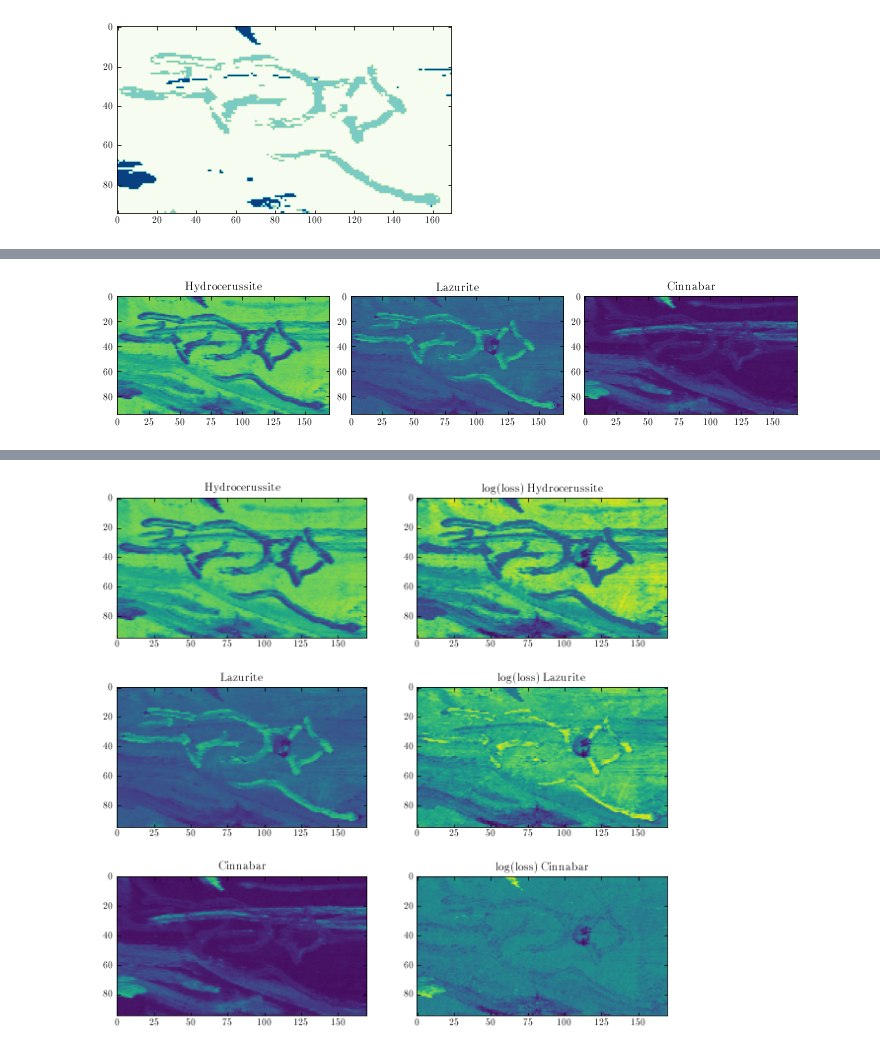
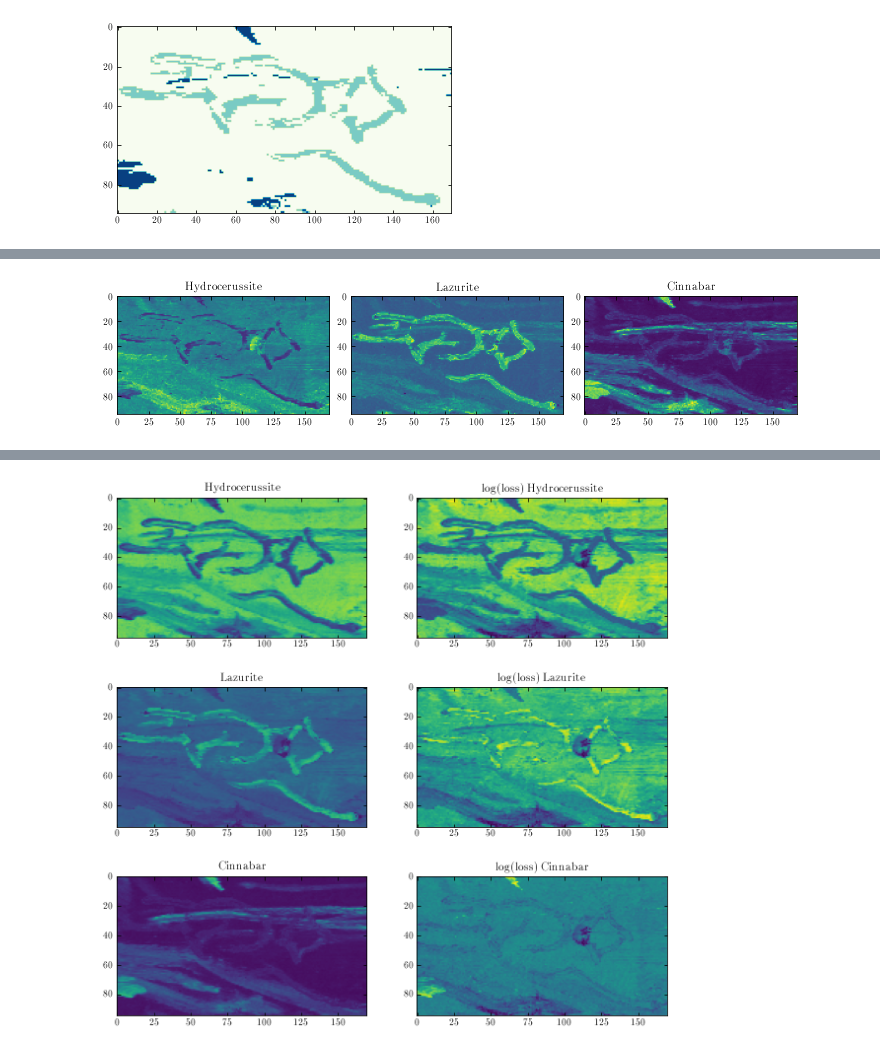
Before and after one commit to zpreisler/XRDXRFutils, a Jupyter notebook: gaussnewton.ipynb, the cells around one changed output, grey strips where cells are left out. Cells and saved outputs as stored; diff of their text form; code cells hidden in the pictures.

```diff
--- a/gaussnewton.ipynb
+++ b/gaussnewton.ipynb
@@ -53,6 +53,9 @@ class PhaseSearch(list):
 
     def area_0(self):
         return array([g.area_0() for g in self])
+
+    def overlap_0(self):
+        return array([g.overlap_0() for g in self])
 
     def overlap_area(self):
         return array([g.overlap_area() for g in self])
@@ -300,7 +304,7 @@ area_0 = area_0.reshape(95,170,-1)
 loss = loss.reshape(95,170,-1)
 ss = ss.reshape(95,170)
 # %%
-%matplotlib inline
+%matplotlib qt
 
 fig,ax = subplots(1,3,figsize=(10,3))
 fig.subplots_adjust(wspace=0.1,hspace=0.2,top=0.95,bottom=0.05,left=0.04,right=0.985)
@@ -311,6 +315,16 @@ for i,g in enumerate(r):
     ax[i].set_title(r'%s'%g.label)
 
 #savefig('doc/maps.png')
-# %% [output]
-[figure, removed]
+# %%
+%matplotlib inline
+
+fig,ax = subplots(1,3,figsize=(10,3))
+fig.subplots_adjust(wspace=0.1,hspace=0.2,top=0.95,bottom=0.05,left=0.04,right=0.985)
+
+for i,g in enumerate(r):
+
+    ax[i].imshow(area_fit[:,:,i]/area_0[:,:,i],vmin=0)
+    ax[i].set_title(r'%s'%g.label)
+# %% [output]
+[figure, added]
 # %%
```
Also changed, not shown: parts of 4 cells of this notebook, 3 other files.
